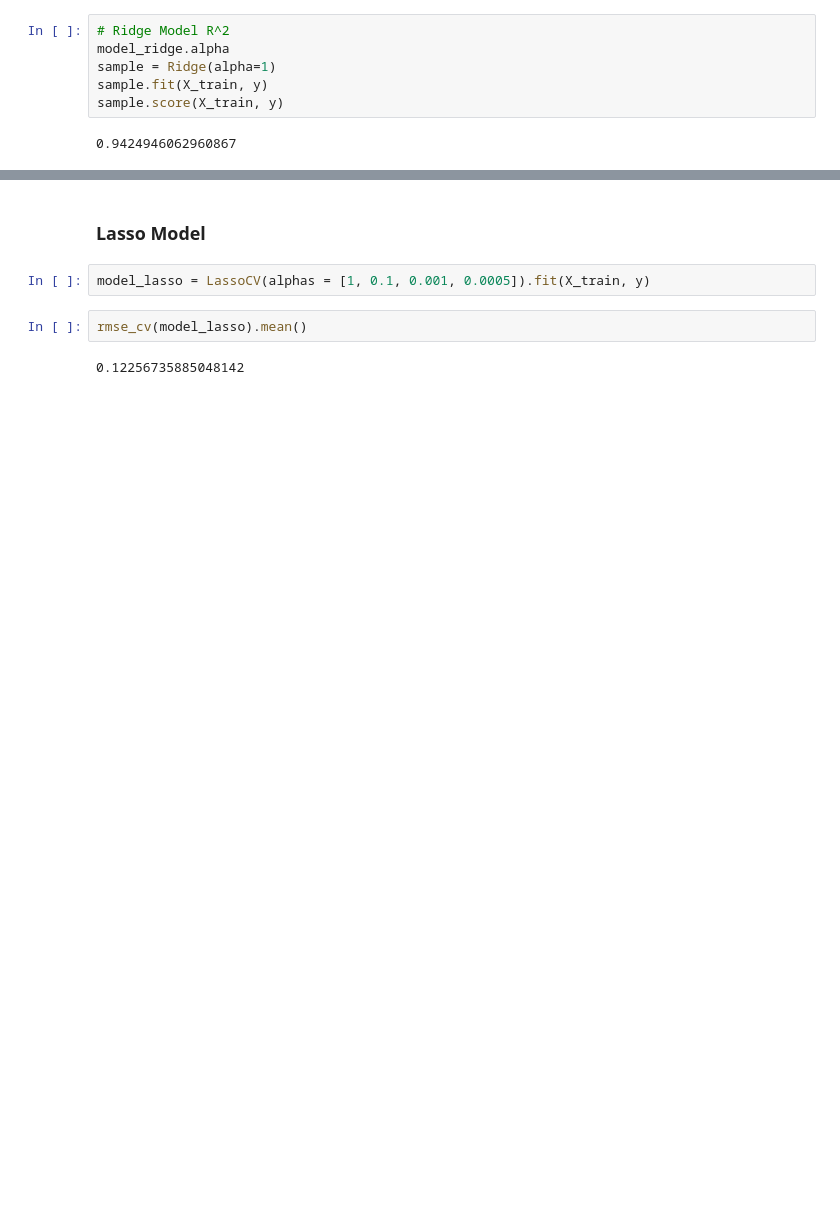
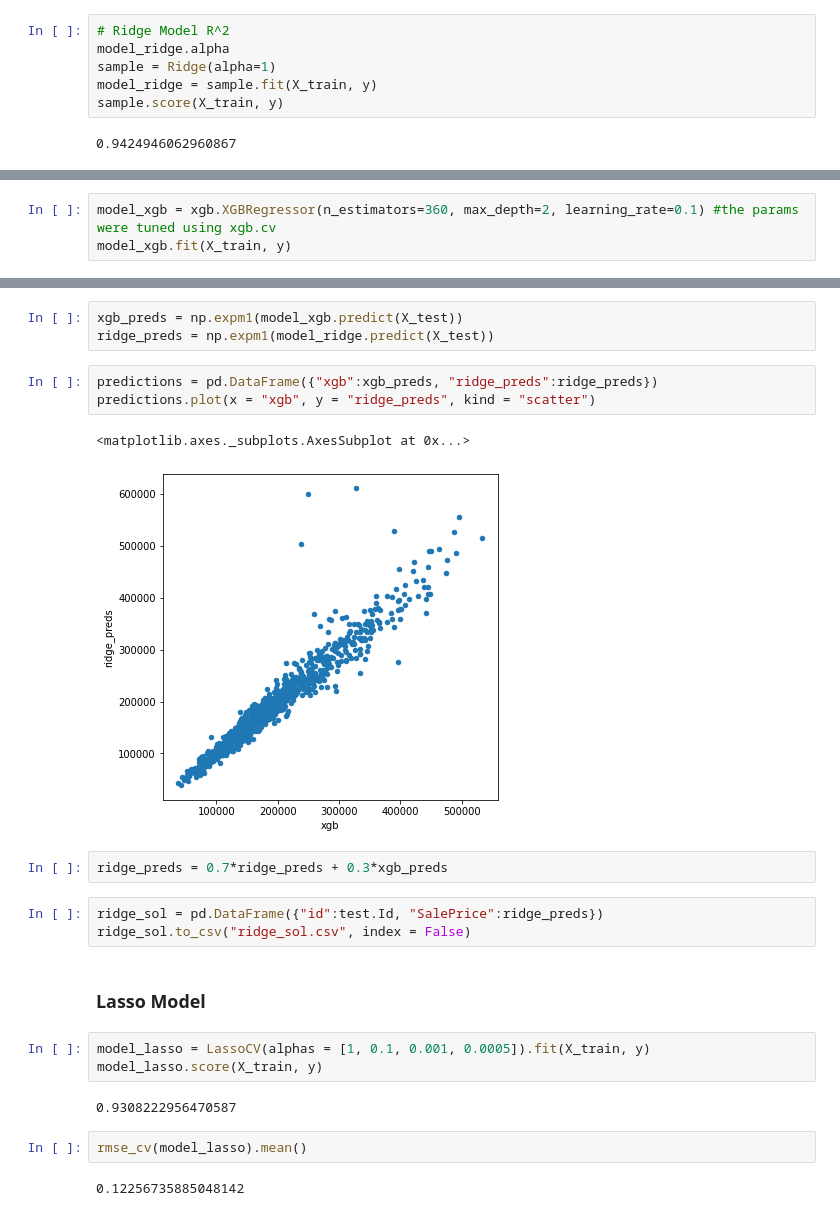
Before and after one commit to michaelchyan/MSDS422, a Jupyter notebook: Module_3_Housing_EDA.ipynb, the cells around one changed output, grey strips where cells are left out. Saved outputs shown, nothing was run; the diff lists cells and outputs as text; blank space fills up the shorter version.

```diff
--- a/Module_3_Housing_EDA.ipynb
+++ b/Module_3_Housing_EDA.ipynb
@@ -220,7 +220,7 @@ cv_ridge.min()
 # Ridge Model R^2
 model_ridge.alpha
 sample = Ridge(alpha=1)
-sample.fit(X_train, y)
+model_ridge = sample.fit(X_train, y)
 sample.score(X_train, y)
 # %% [output]
 0.9424946062960867
@@ -226,0 +233,3 @@ sample.score(X_train, y)
+# %%
+model_xgb = xgb.XGBRegressor(n_estimators=360, max_depth=2, learning_rate=0.1) #the params were tuned using xgb.cv
+model_xgb.fit(X_train, y)
@@ -227,7 +239,24 @@ sample.score(X_train, y)
+# %%
+xgb_preds = np.expm1(model_xgb.predict(X_test))
+ridge_preds = np.expm1(model_ridge.predict(X_test))
+# %%
+predictions = pd.DataFrame({"xgb":xgb_preds, "ridge_preds":ridge_preds})
+predictions.plot(x = "xgb", y = "ridge_preds", kind = "scatter")
+# %% [output]
+<matplotlib.axes._subplots.AxesSubplot at 0x...>
+[figure, added]
+# %%
+ridge_preds = 0.7*ridge_preds + 0.3*xgb_preds
+# %%
+ridge_sol = pd.DataFrame({"id":test.Id, "SalePrice":ridge_preds})
+ridge_sol.to_csv("ridge_sol.csv", index = False)
 # %% [markdown]
 ### Lasso Model
 # %%
 model_lasso = LassoCV(alphas = [1, 0.1, 0.001, 0.0005]).fit(X_train, y)
+model_lasso.score(X_train, y)
+# %% [output]
+0.9308222956470587
 # %%
 rmse_cv(model_lasso).mean()
 # %% [output]
```
Also changed, not shown: parts of 20 cells of this notebook.
